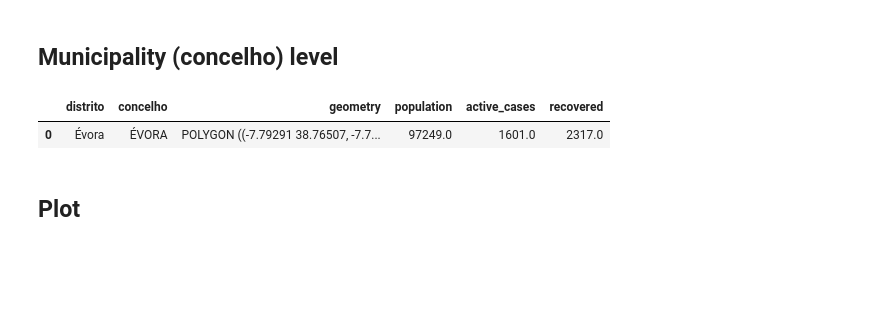
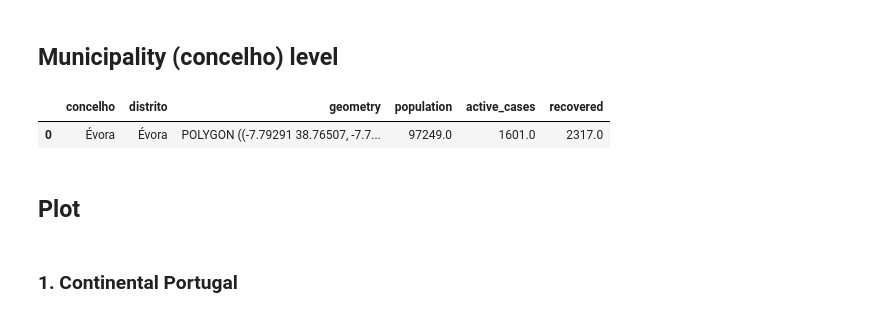
Before and after one commit to iv-kis/COVID_map, a Jupyter notebook: Covid_geo.ipynb, the cells around one changed output. Saved outputs shown, nothing was run; the diff lists cells and outputs as text; code cells hidden in the pictures; blank space fills up the shorter version.

```diff
--- a/Covid_geo.ipynb
+++ b/Covid_geo.ipynb
@@ -129,7 +180,7 @@ def plot_map(filename,
 We are interested in proportions, therefore we name a new variable as *prop_data*
 # %%
 #prop_data = pd.read_csv("19-01-2021_data.csv")
-prop_data = pd.read_csv("fill_other_points.csv")
+prop_data = pd.read_csv("covid_data.csv")
 prop_data
 # %% [output]
 |  | concelho | total | population | active_cases | recovered |
@@ -206,16 +257,19 @@ port_gdf_dist.head(1)
 ## Municipality (concelho) level
 # %%
 port_gdf_conc = port_gdf.copy()
+port_gdf_conc['concelho'] = port_gdf_conc['concelho'].str.capitalize()
+port_gdf_conc = port_gdf_conc[['concelho', 'distrito', 'geometry', 'population', 'active_cases', 'recovered']]
 
 madeira_gdf_conc = port_gdf_conc[port_gdf_conc.distrito == 'Madeira']
 port_gdf_conc = port_gdf_conc[port_gdf_conc.distrito != 'Madeira']
 
 azores_gdf_conc = port_gdf_conc[port_gdf_conc.distrito == 'Azores']
 port_gdf_conc = port_gdf_conc[port_gdf_conc.distrito != 'Azores']
 
+
 port_gdf_conc.head(1)
 # %% [output]
-|  | distrito | concelho | geometry | population | active_cases | recovered |
-| 0 | Évora | ÉVORA | POLYGON ((-7.79291 38.76507, -7.7... | 97249.0 | 1601.0 | 2317.0 |
+|  | concelho | distrito | geometry | population | active_cases | recovered |
+| 0 | Évora | Évora | POLYGON ((-7.79291 38.76507, -7.7... | 97249.0 | 1601.0 | 2317.0 |
 # %% [markdown]
 ## Plot
@@ -226,3 +282,5 @@ Portugal = get_outer_contour(port_gdf_dist)
+# %% [markdown]
+### 1. Continental Portugal
 # %%
 plot_map('map_shuffle_off.png', port_gdf_dist, Portugal, shuffle=False, background='#333333')
 # %% [output]
```
Also changed, not shown: parts of 21 cells of this notebook.
